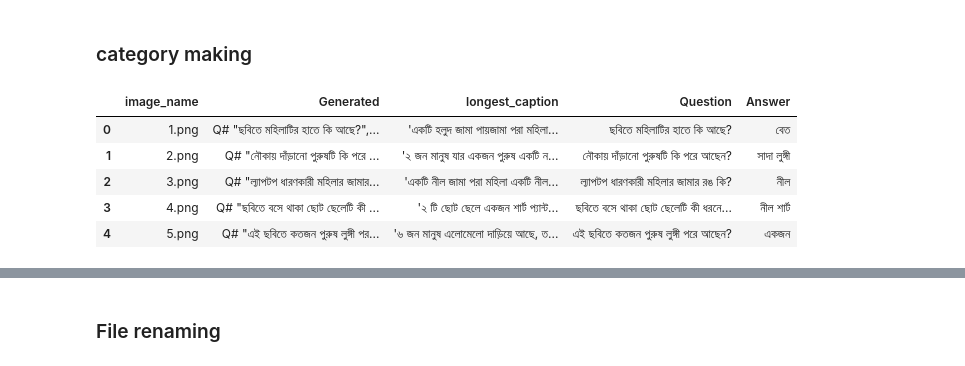
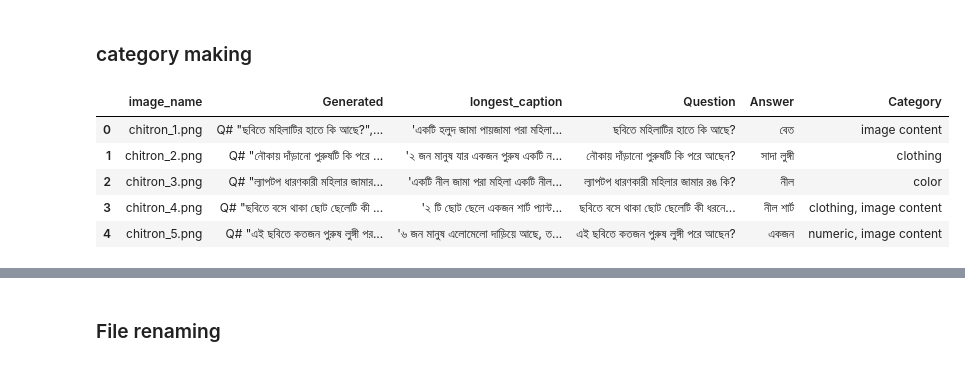
Before and after one commit to souroveskb/VQA, a Jupyter notebook: dataset_explore.ipynb, the cells around one changed output, grey strips where cells are left out. Cells and saved outputs as stored; diff of their text form; code cells hidden in the pictures.

```diff
--- a/dataset_explore.ipynb
+++ b/dataset_explore.ipynb
@@ -186,15 +186,15 @@ df.to_csv("dataset/generated_bnature_subset_2.csv", index=False)
 # %% [markdown]
 ### category making
 # %%
-chitron_df = pd.read_csv("dataset/generated_chitron.csv")
+chitron_df = pd.read_csv("dataset/renamed_generated_chitron.csv")
 chitron_df.head()
 # %% [output]
-|  | image_name | Generated | longest_caption | Question | Answer |
-| 0 | 1.png | Q# "ছবিতে মহিলাটির হাতে কি আছে?",... | 'একটি হলুদ জামা পায়জামা পরা মহিলা... | ছবিতে মহিলাটির হাতে কি আছে? | বেত |
-| 1 | 2.png | Q# "নৌকায় দাঁড়ানো পুরুষটি কি পরে ... | '২ জন মানুষ যার একজন পুরুষ একটি ন... | নৌকায় দাঁড়ানো পুরুষটি কি পরে আছেন? | সাদা লুঙ্গী |
-| 2 | 3.png | Q# "ল্যাপটপ ধারণকারী মহিলার জামার... | 'একটি নীল জামা পরা মহিলা একটি নীল... | ল্যাপটপ ধারণকারী মহিলার জামার রঙ কি? | নীল |
-| 3 | 4.png | Q# "ছবিতে বসে থাকা ছোট ছেলেটি কী ... | '২ টি ছোট ছেলে একজন শার্ট প্যান্ট... | ছবিতে বসে থাকা ছোট ছেলেটি কী ধরনে... | নীল শার্ট |
-| 4 | 5.png | Q# "এই ছবিতে কতজন পুরুষ লুঙ্গী পর... | '৬ জন মানুষ এলোমেলো দাড়িয়ে আছে, ত... | এই ছবিতে কতজন পুরুষ লুঙ্গী পরে আছেন? | একজন |
+|  | image_name | Generated | longest_caption | Question | Answer | Category |
+| 0 | chitron_1.png | Q# "ছবিতে মহিলাটির হাতে কি আছে?",... | 'একটি হলুদ জামা পায়জামা পরা মহিলা... | ছবিতে মহিলাটির হাতে কি আছে? | বেত | image content |
+| 1 | chitron_2.png | Q# "নৌকায় দাঁড়ানো পুরুষটি কি পরে ... | '২ জন মানুষ যার একজন পুরুষ একটি ন... | নৌকায় দাঁড়ানো পুরুষটি কি পরে আছেন? | সাদা লুঙ্গী | clothing |
+| 2 | chitron_3.png | Q# "ল্যাপটপ ধারণকারী মহিলার জামার... | 'একটি নীল জামা পরা মহিলা একটি নীল... | ল্যাপটপ ধারণকারী মহিলার জামার রঙ কি? | নীল | color |
+| 3 | chitron_4.png | Q# "ছবিতে বসে থাকা ছোট ছেলেটি কী ... | '২ টি ছোট ছেলে একজন শার্ট প্যান্ট... | ছবিতে বসে থাকা ছোট ছেলেটি কী ধরনে... | নীল শার্ট | clothing, image content |
+| 4 | chitron_5.png | Q# "এই ছবিতে কতজন পুরুষ লুঙ্গী পর... | '৬ জন মানুষ এলোমেলো দাড়িয়ে আছে, ত... | এই ছবিতে কতজন পুরুষ লুঙ্গী পরে আছেন? | একজন | numeric, image content |
 # %%
 def categorize_question(question):
     if any(term in question for term in ['পোশাক', 'কি পরে', 'জামা', 'শার্ট']):
```
Also changed, not shown: parts of 38 cells of this notebook, 3 other files.
